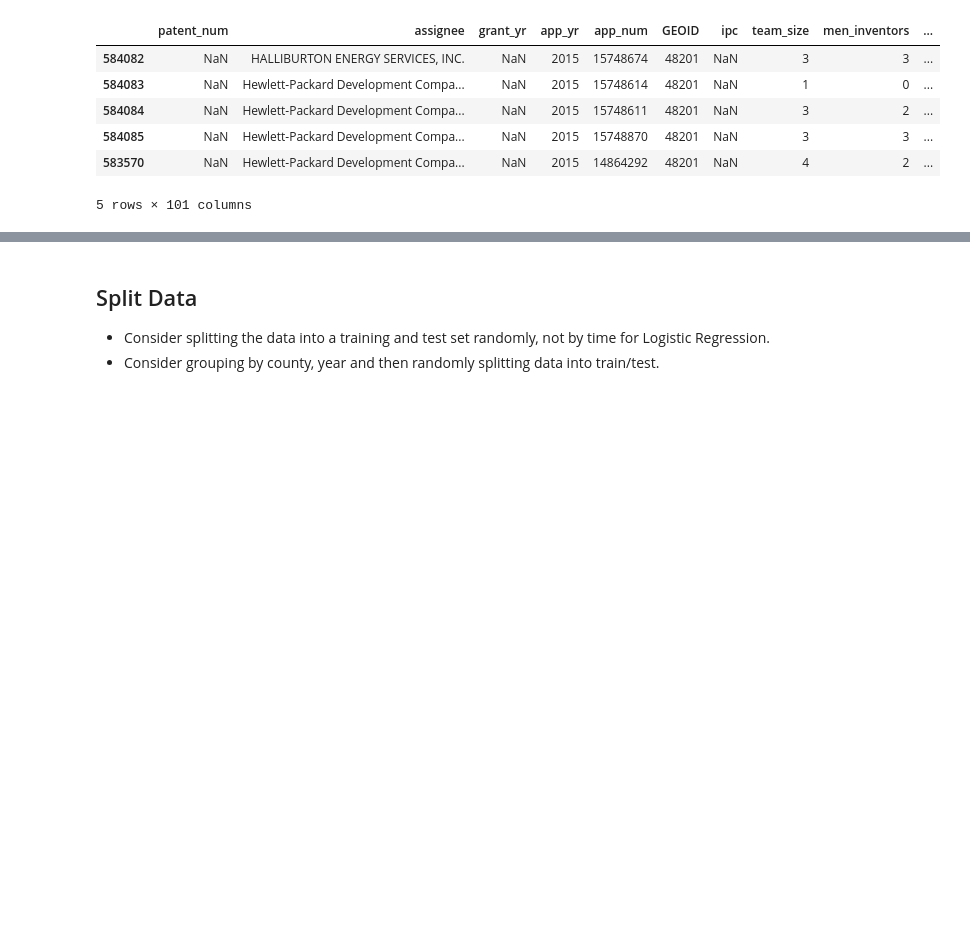
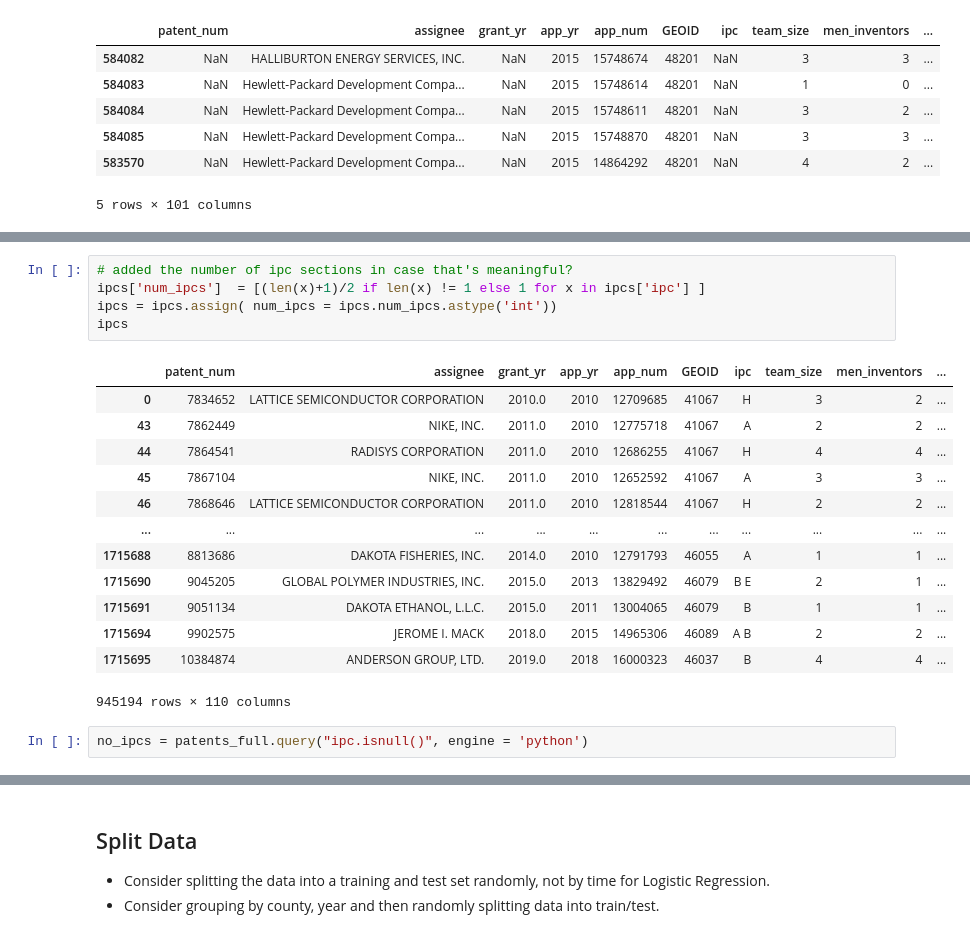
Before and after one commit to mhk9c/patents22, a Jupyter notebook: 8_clean_merged.ipynb, the cells around one changed output, grey strips where cells are left out. Drawn from its saved outputs; the diff is of its cells as text; blank space fills up the shorter version.

```diff
--- a/8_clean_merged.ipynb
+++ b/8_clean_merged.ipynb
@@ -350,0 +419,21 @@ numeric = [
+# %%
+# added the number of ipc sections in case that's meaningful?
+ipcs['num_ipcs']  = [(len(x)+1)/2 if len(x) != 1 else 1 for x in ipcs['ipc'] ]
+ipcs = ipcs.assign( num_ipcs = ipcs.num_ipcs.astype('int'))
+ipcs
+# %% [output]
+|  | patent_num | assignee | grant_yr | app_yr | app_num | GEOID | ipc | team_size | men_inventors | ... |
+| 0 | 7834652 | LATTICE SEMICONDUCTOR CORPORATION | 2010.0 | 2010 | 12709685 | 41067 | H | 3 | 2 | ... |
+| 43 | 7862449 | NIKE, INC. | 2011.0 | 2010 | 12775718 | 41067 | A | 2 | 2 | ... |
+| 44 | 7864541 | RADISYS CORPORATION | 2011.0 | 2010 | 12686255 | 41067 | H | 4 | 4 | ... |
+| 45 | 7867104 | NIKE, INC. | 2011.0 | 2010 | 12652592 | 41067 | A | 3 | 3 | ... |
+| 46 | 7868646 | LATTICE SEMICONDUCTOR CORPORATION | 2011.0 | 2010 | 12818544 | 41067 | H | 2 | 2 | ... |
+| ... | ... | ... | ... | ... | ... | ... | ... | ... | ... | ... |
+| 1715688 | 8813686 | DAKOTA FISHERIES, INC. | 2014.0 | 2010 | 12791793 | 46055 | A | 1 | 1 | ... |
+| 1715690 | 9045205 | GLOBAL POLYMER INDUSTRIES, INC. | 2015.0 | 2013 | 13829492 | 46079 | B E | 2 | 1 | ... |
+| 1715691 | 9051134 | DAKOTA ETHANOL, L.L.C. | 2015.0 | 2011 | 13004065 | 46079 | B | 1 | 1 | ... |
+| 1715694 | 9902575 | JEROME I. MACK | 2018.0 | 2015 | 14965306 | 46089 | A B | 2 | 2 | ... |
+| 1715695 | 10384874 | ANDERSON GROUP, LTD. | 2019.0 | 2018 | 16000323 | 46037 | B | 4 | 4 | ... |
+945194 rows × 110 columns
+# %%
+no_ipcs = patents_full.query("ipc.isnull()", engine = 'python')
```
Also changed, not shown: parts of 41 cells of this notebook, 1 other file.
